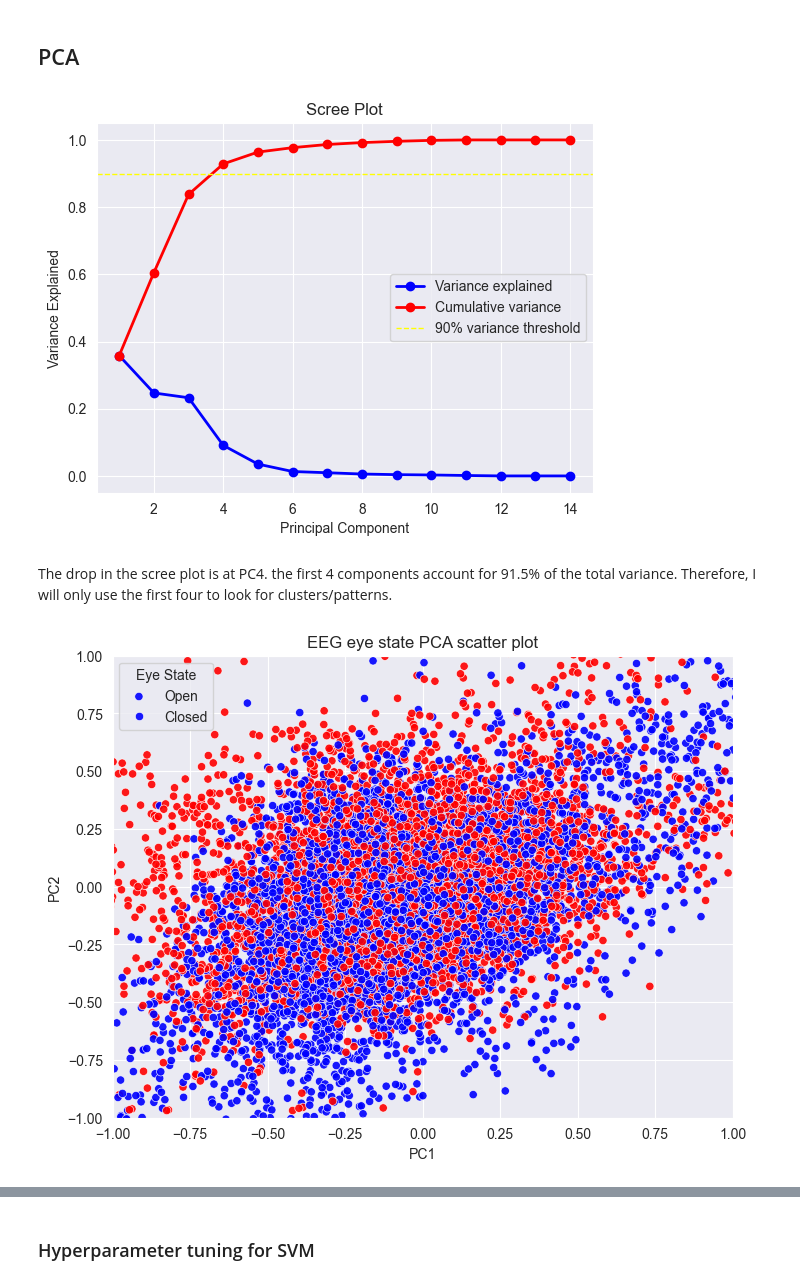
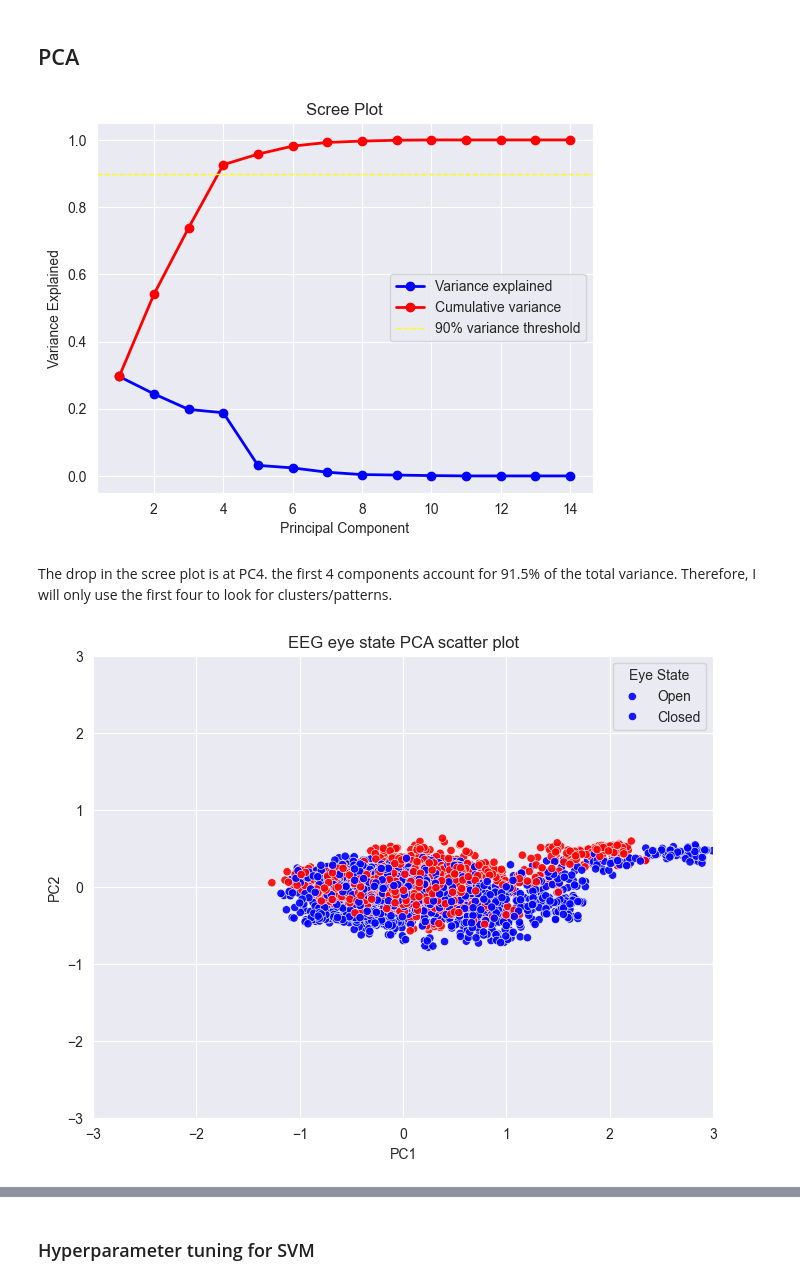
Before and after one commit to zoesztandke/EEG-Eye-State-Classifier, a Jupyter notebook: code.ipynb, the cells around one changed output, grey strips where cells are left out. Saved outputs shown, nothing was run; the diff lists cells and outputs as text; code cells hidden in the pictures.

```diff
--- a/code.ipynb
+++ b/code.ipynb
@@ -17,8 +17,8 @@ y = df.iloc[:, -1].values
 
 X_train, X_test, y_train, y_test = sk.model_selection.train_test_split(X, y, stratify=y, test_size=0.2)
 
-smooth_scaler = sk.preprocessing.StandardScaler()
-X_train_scaled, X_test_scaled = smooth_scaler.fit_transform(X_train), smooth_scaler.transform(X_test)
+scaler = sk.preprocessing.StandardScaler()
+X_train_scaled, X_test_scaled = scaler.fit_transform(X_train), scaler.transform(X_test)
 # %% [markdown]
 Check for y distribution. Balanced due to stratification
 # %%
@@ -51,7 +51,7 @@ plt.ylabel('Variance Explained')
 plt.legend()
 plt.show()
 # %% [output]
-[figure, old version]
+[figure, new version]
 # %% [markdown]
 The drop in the scree plot is at PC4. the first 4 components account for 91.5% of the total variance. Therefore, I will only use the first four to look for clusters/patterns.
 # %%
@@ -63,25 +63,25 @@ X_pca_test = pca.transform(X_test_scaled)
 # %%
 pca_df = pd.DataFrame(X_pca_train, columns=['PC1', 'PC2', 'PC3', 'PC4'])
 pca_df['eyeDetection'] = y_train
 
 plt.figure(figsize=(8,6))
 sns.scatterplot(
     data=pca_df,
     x='PC1',
     y='PC2',
     hue='eyeDetection',
     palette={0:'blue', 1:'red'},
     alpha=0.9
 )
-plt.xlim(-1, 1)
-plt.ylim(-1, 1)
+plt.xlim(-3, 3)
+plt.ylim(-3, 3)
 plt.xlabel('PC1')
 plt.ylabel('PC2')
 plt.title('EEG eye state PCA scatter plot')
 plt.legend(title='Eye State', labels=['Open', 'Closed'])
 plt.show()
 # %% [output]
-[figure, old version]
+[figure, new version]
 # %%
 g = sns.pairplot(data=pca_df, hue='eyeDetection', palette={0: 'blue', 1: 'red'})
 
```
Also changed, not shown: parts of 16 cells of this notebook.
